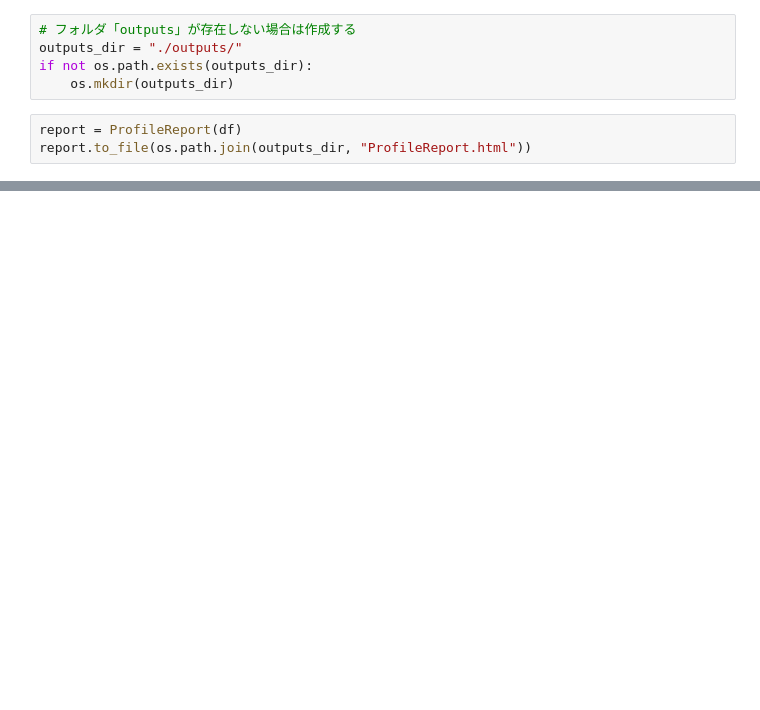
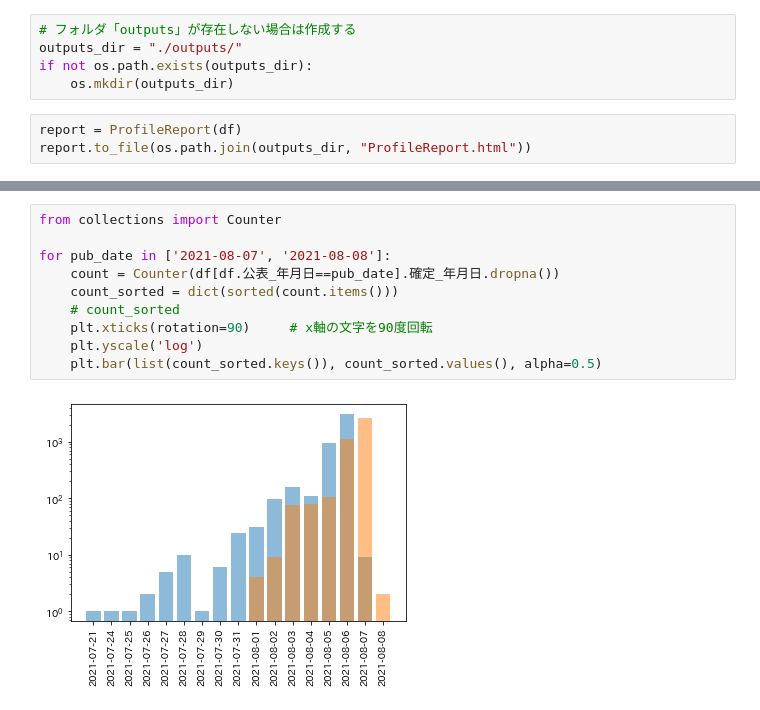
Before and after one commit to k16kgw/covid19, a Jupyter notebook: tokyo/analysis.ipynb, the cells around one changed output, grey strips where cells are left out. Cells and saved outputs as stored; diff of their text form; blank space fills up the shorter version.

```diff
--- a/tokyo/analysis.ipynb
+++ b/tokyo/analysis.ipynb
@@ -53,0 +90,12 @@ report.to_file(os.path.join(outputs_dir, "ProfileReport.html"))
+# %%
+from collections import Counter
+
+for pub_date in ['2021-08-07', '2021-08-08']:
+    count = Counter(df[df.公表_年月日==pub_date].確定_年月日.dropna())
+    count_sorted = dict(sorted(count.items()))
+    # count_sorted
+    plt.xticks(rotation=90)     # x軸の文字を90度回転
+    plt.yscale('log')
+    plt.bar(list(count_sorted.keys()), count_sorted.values(), alpha=0.5)
+# %% [output]
+[figure, added]
```
Also changed, not shown: parts of 7 cells of this notebook, 2 other files.
